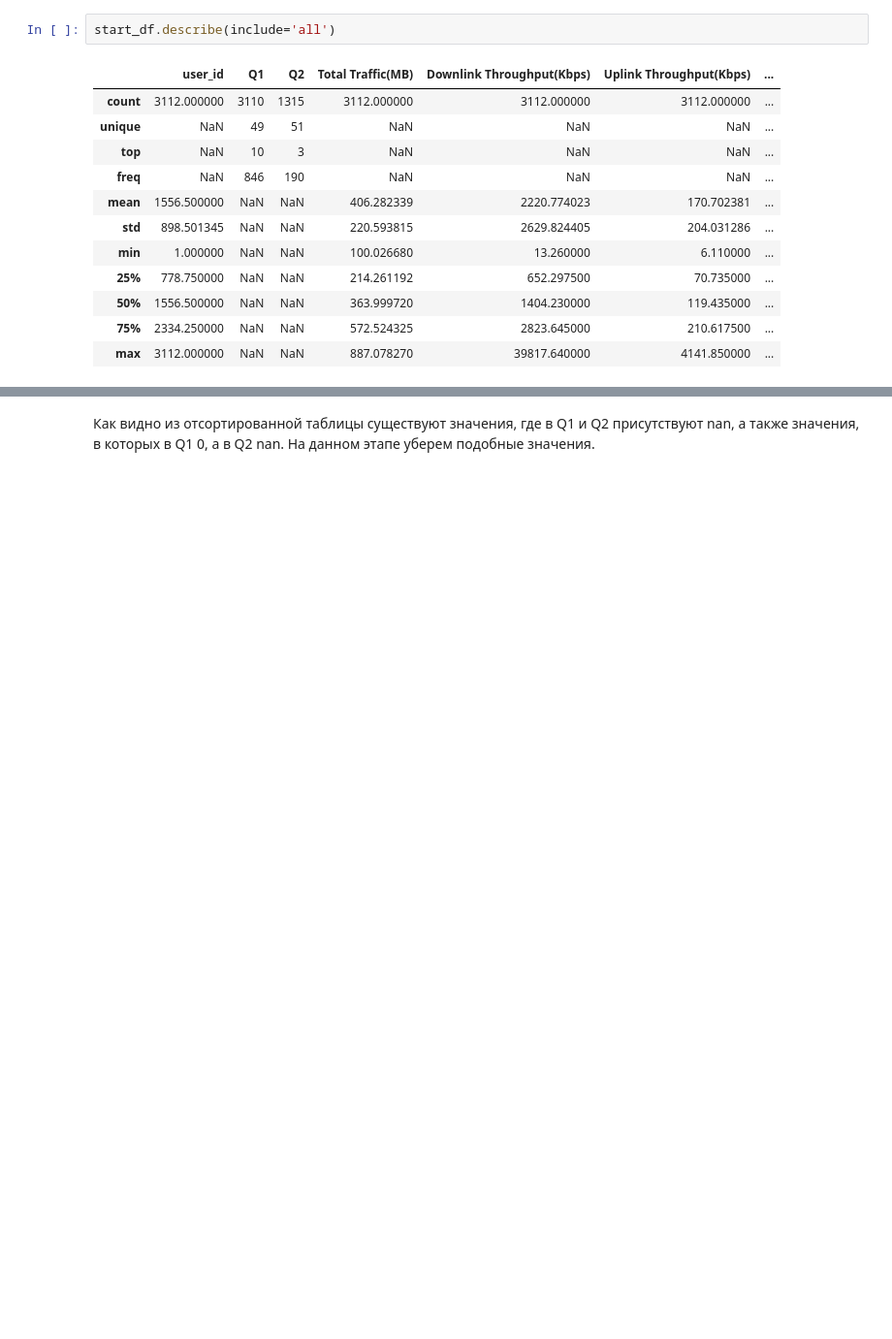
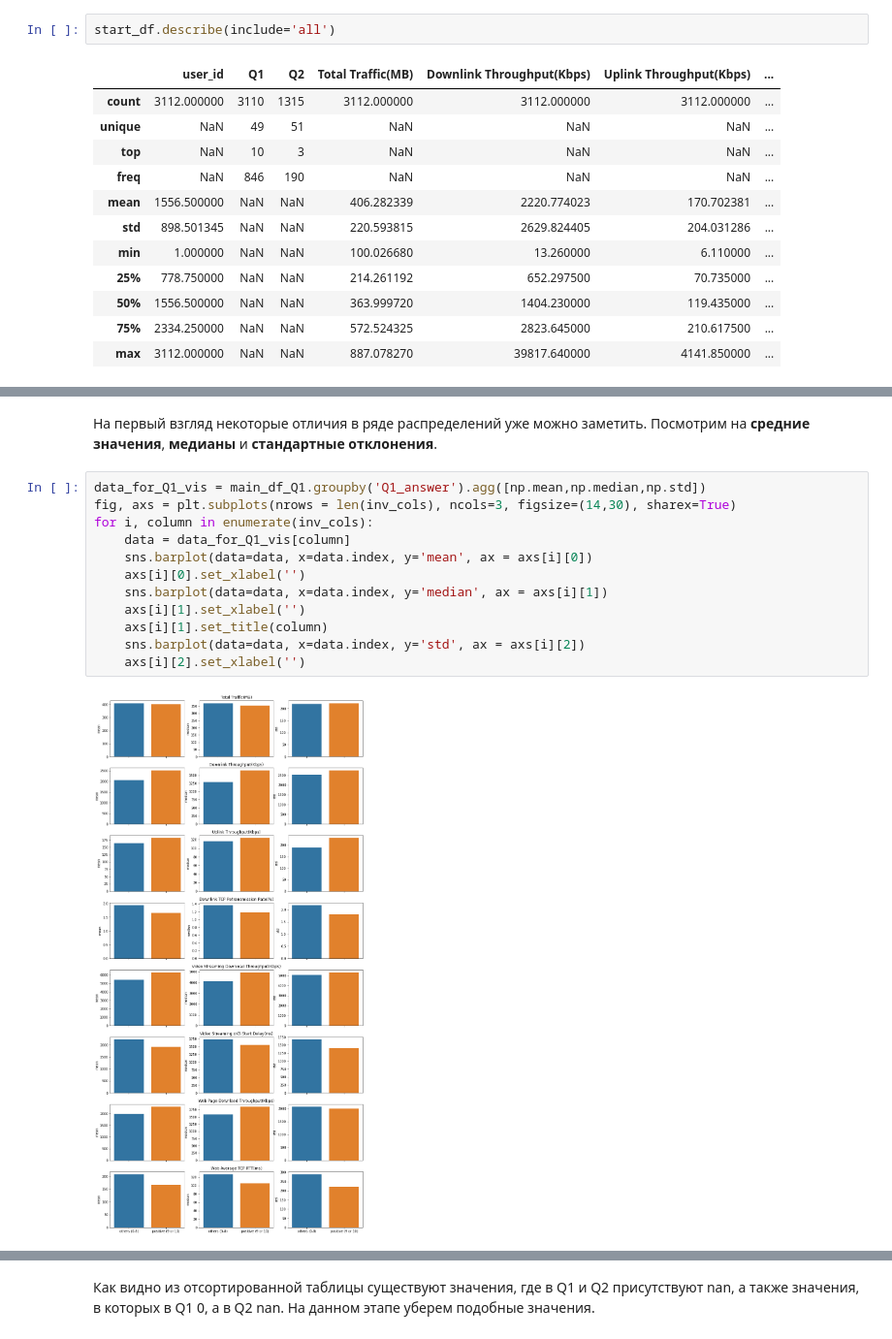
Before and after one commit to KruglikovAnton/megafons_clients_investigation, a Jupyter notebook: megafon_investigation.ipynb, the cells around one changed output, grey strips where cells are left out. Shown at 97% size. Drawn from its saved outputs; the diff is of its cells as text; blank space fills up the shorter version.

```diff
--- a/megafon_investigation.ipynb
+++ b/megafon_investigation.ipynb
@@ -80,0 +184,16 @@ start_df.sort_values('Q1')
+# %% [markdown]
+На первый взгляд некоторые отличия в ряде распределений уже можно заметить. Посмотрим на **средние значения**, **медианы** и **стандартные отклонения**.
+# %%
+data_for_Q1_vis = main_df_Q1.groupby('Q1_answer').agg([np.mean,np.median,np.std])
+fig, axs = plt.subplots(nrows = len(inv_cols), ncols=3, figsize=(14,30), sharex=True)
+for i, column in enumerate(inv_cols):
+    data = data_for_Q1_vis[column]
+    sns.barplot(data=data, x=data.index, y='mean', ax = axs[i][0])
+    axs[i][0].set_xlabel('')
+    sns.barplot(data=data, x=data.index, y='median', ax = axs[i][1])
+    axs[i][1].set_xlabel('')
+    axs[i][1].set_title(column)
+    sns.barplot(data=data, x=data.index, y='std', ax = axs[i][2])
+    axs[i][2].set_xlabel('')
+# %% [output]
+[figure, added]
```
Also changed, not shown: parts of 21 cells of this notebook.
